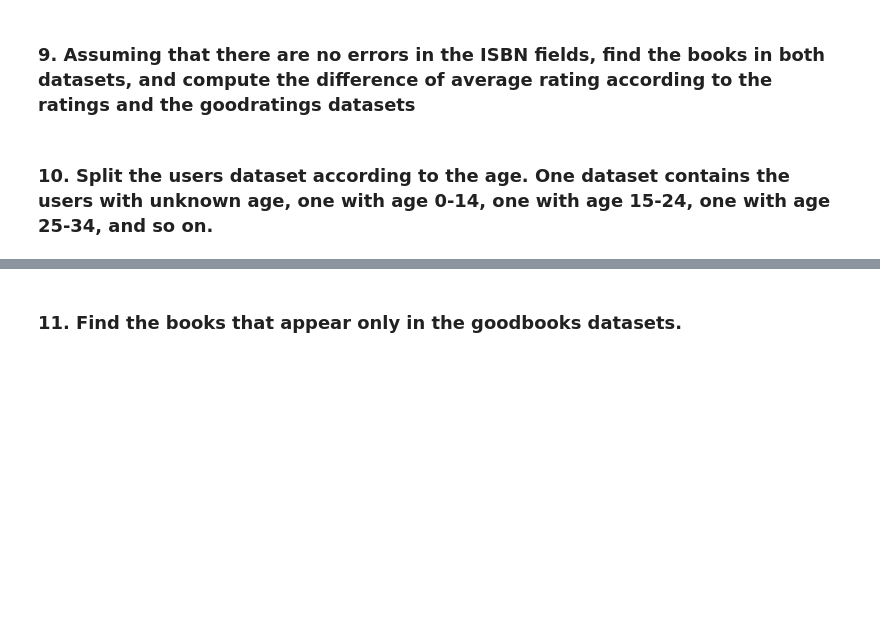
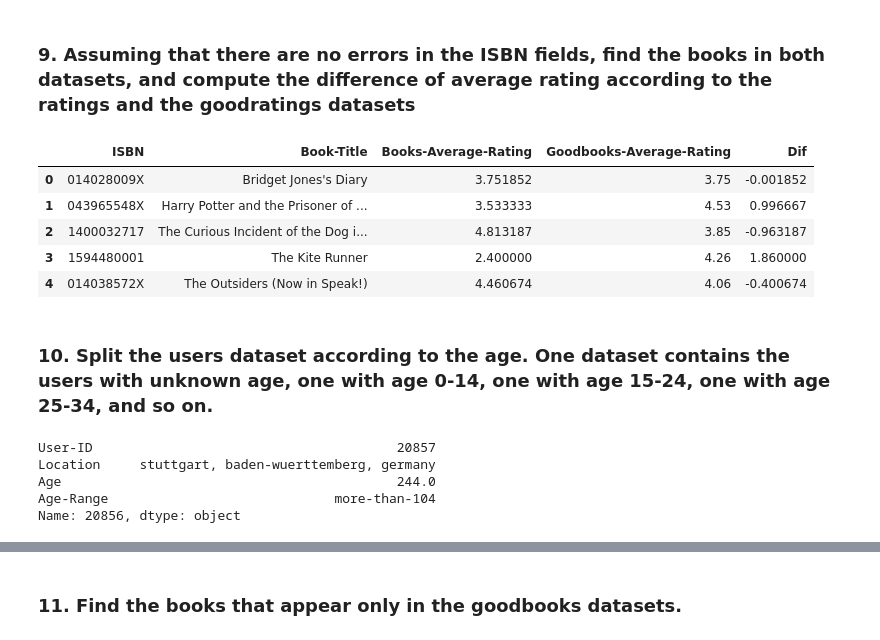
Before and after one commit to lucasammarini/FCSProject-Sammarini-TarolliBrame, a Jupyter notebook: progetto-2021.ipynb, the cells around one changed output, grey strips where cells are left out. Saved outputs shown, nothing was run; the diff lists cells and outputs as text; code cells hidden in the pictures; blank space fills up the shorter version.

```diff
--- a/progetto-2021.ipynb
+++ b/progetto-2021.ipynb
@@ -333,5 +344,25 @@ original_publication_year  authors_list
 Name: shared_number_of_reviews_with_a_text, dtype: float64
 # %% [markdown]
 ### 9. Assuming that there are no errors in the ISBN fields, find the books in both datasets, and compute the difference of average rating according to the ratings and the goodratings datasets
+# %%
+books_total = books_avg_rating.merge(goodbooks, left_on='ISBN', right_on='isbn')
+books_total['Dif'] = books_total['average_rating']- books_total['Avg-Rating']
+books_total.rename(columns={'Avg-Rating':'Books-Average-Rating','average_rating':'Goodbooks-Average-Rating'}, inplace=True)
+books_total[['ISBN','Book-Title','Books-Average-Rating', 'Goodbooks-Average-Rating', 'Dif']]
+# %% [output]
+|  | ISBN | Book-Title | Books-Average-Rating | Goodbooks-Average-Rating | Dif |
+| 0 | 014028009X | Bridget Jones's Diary | 3.751852 | 3.75 | -0.001852 |
+| 1 | 043965548X | Harry Potter and the Prisoner of ... | 3.533333 | 4.53 | 0.996667 |
+| 2 | 1400032717 | The Curious Incident of the Dog i... | 4.813187 | 3.85 | -0.963187 |
+| 3 | 1594480001 | The Kite Runner | 2.400000 | 4.26 | 1.860000 |
+| 4 | 014038572X | The Outsiders (Now in Speak!) | 4.460674 | 4.06 | -0.400674 |
 # %% [markdown]
 ### 10. Split the users dataset according to the age. One dataset contains the users with unknown age, one with age 0-14, one with age 15-24, one with age 25-34, and so on.
+# %%
+users.iloc[users['Age'].idxmax()]
+# %% [output]
+User-ID                                       20857
+Location     stuttgart, baden-wuerttemberg, germany
+Age                                           244.0
+Age-Range                             more-than-104
+Name: 20856, dtype: object
```
Also changed, not shown: parts of 7 cells of this notebook.
